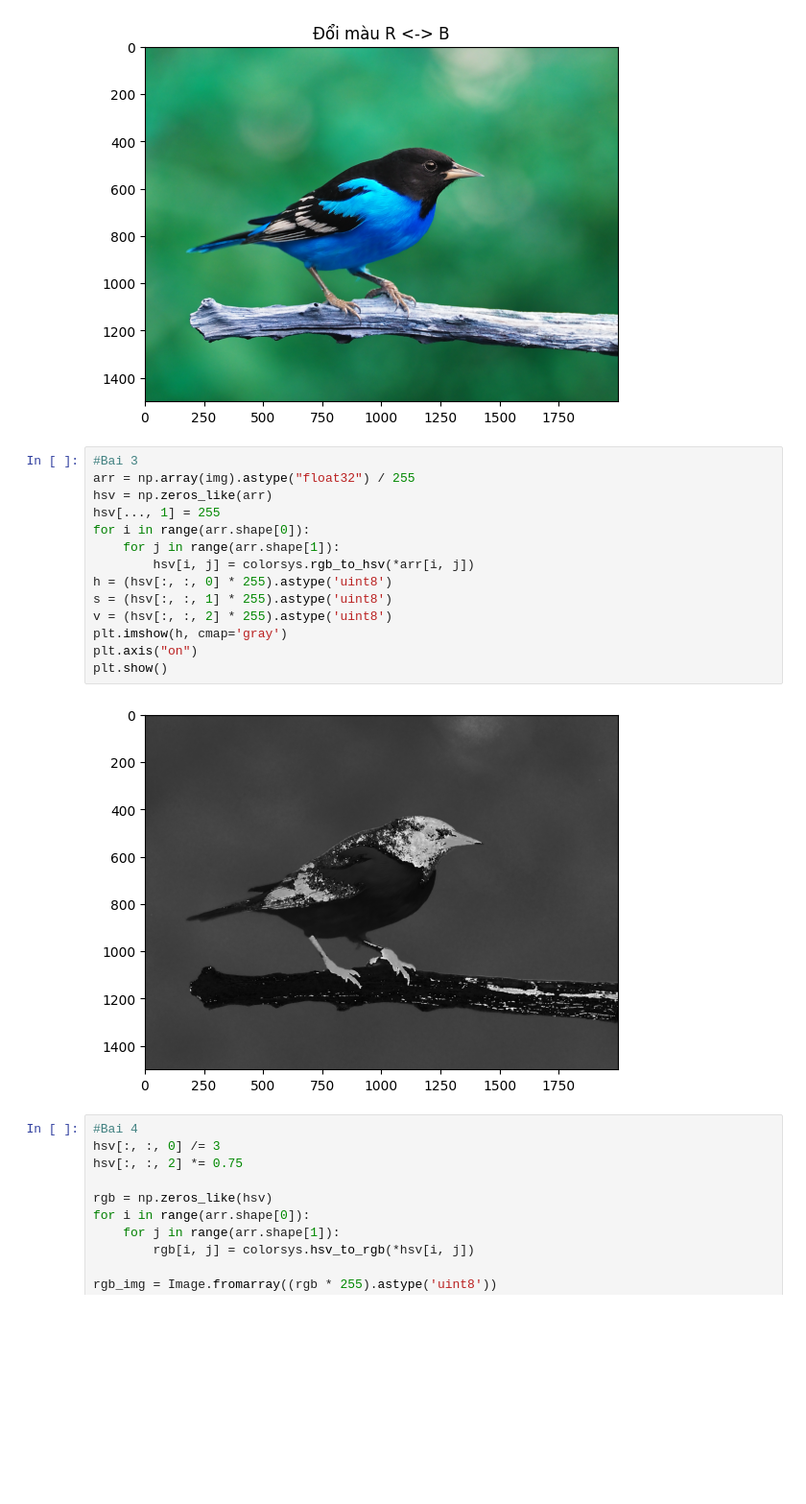
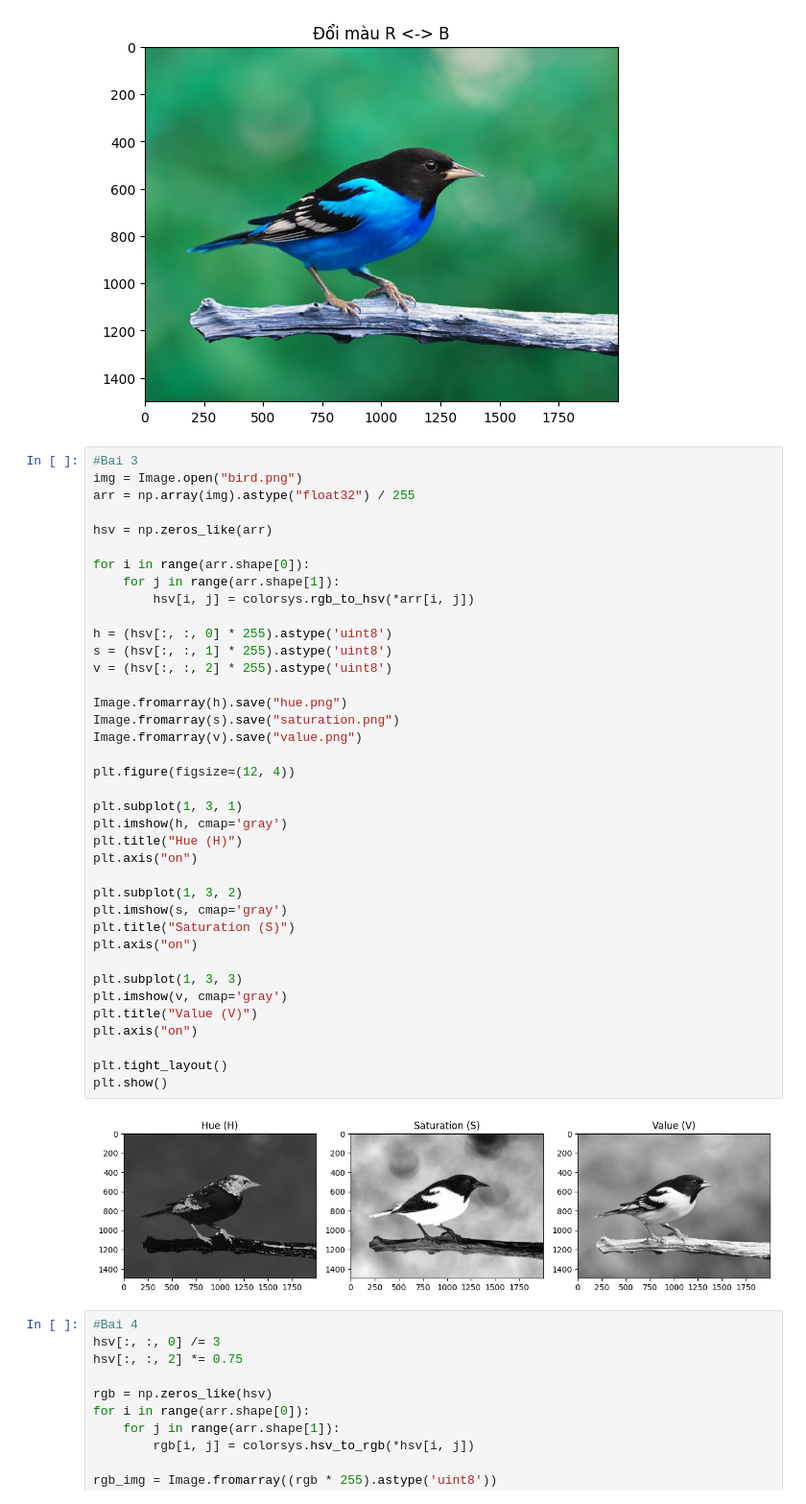
Before and after one commit to qifuong/NhapMonXuLyAnhSo-243_71ITAI40803_0101, a Jupyter notebook: Lab 1/Bai1-9.ipynb, the cells around one changed output. Shown at 96% size. Cells and saved outputs as stored; diff of their text form; blank space fills up the shorter version.

```diff
--- a/Lab 1/Bai1-9.ipynb
+++ b/Lab 1/Bai1-9.ipynb
@@ -56,20 +56,44 @@ plt.show()
 [figure]
 # %%
 #Bai 3
+img = Image.open("bird.png")
 arr = np.array(img).astype("float32") / 255
+
 hsv = np.zeros_like(arr)
-hsv[..., 1] = 255
+
 for i in range(arr.shape[0]):
     for j in range(arr.shape[1]):
         hsv[i, j] = colorsys.rgb_to_hsv(*arr[i, j])
+
 h = (hsv[:, :, 0] * 255).astype('uint8')
 s = (hsv[:, :, 1] * 255).astype('uint8')
 v = (hsv[:, :, 2] * 255).astype('uint8')
+
+Image.fromarray(h).save("hue.png")
+Image.fromarray(s).save("saturation.png")
+Image.fromarray(v).save("value.png")
+
+plt.figure(figsize=(12, 4))
+
+plt.subplot(1, 3, 1)
 plt.imshow(h, cmap='gray')
+plt.title("Hue (H)")
 plt.axis("on")
+
+plt.subplot(1, 3, 2)
+plt.imshow(s, cmap='gray')
+plt.title("Saturation (S)")
+plt.axis("on")
+
+plt.subplot(1, 3, 3)
+plt.imshow(v, cmap='gray')
+plt.title("Value (V)")
+plt.axis("on")
+
+plt.tight_layout()
 plt.show()
 # %% [output]
-[figure, old version]
+[figure, new version]
 # %%
 #Bai 4
 hsv[:, :, 0] /= 3
```
Also changed, not shown: 2 other files.
